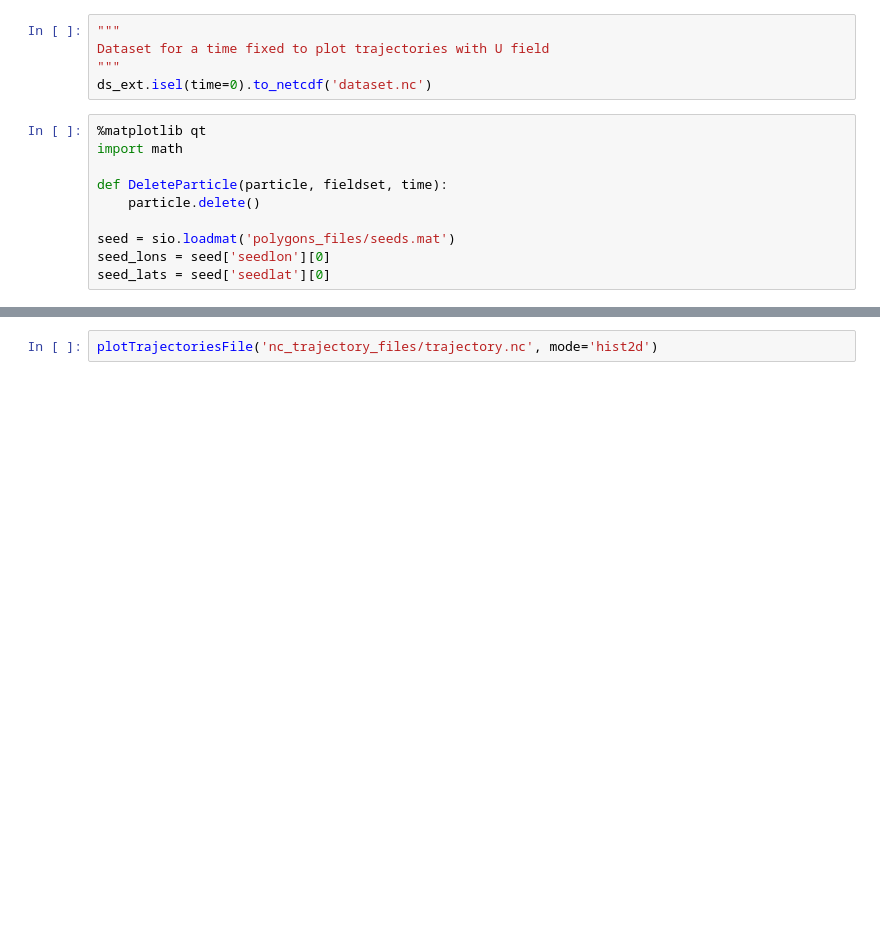
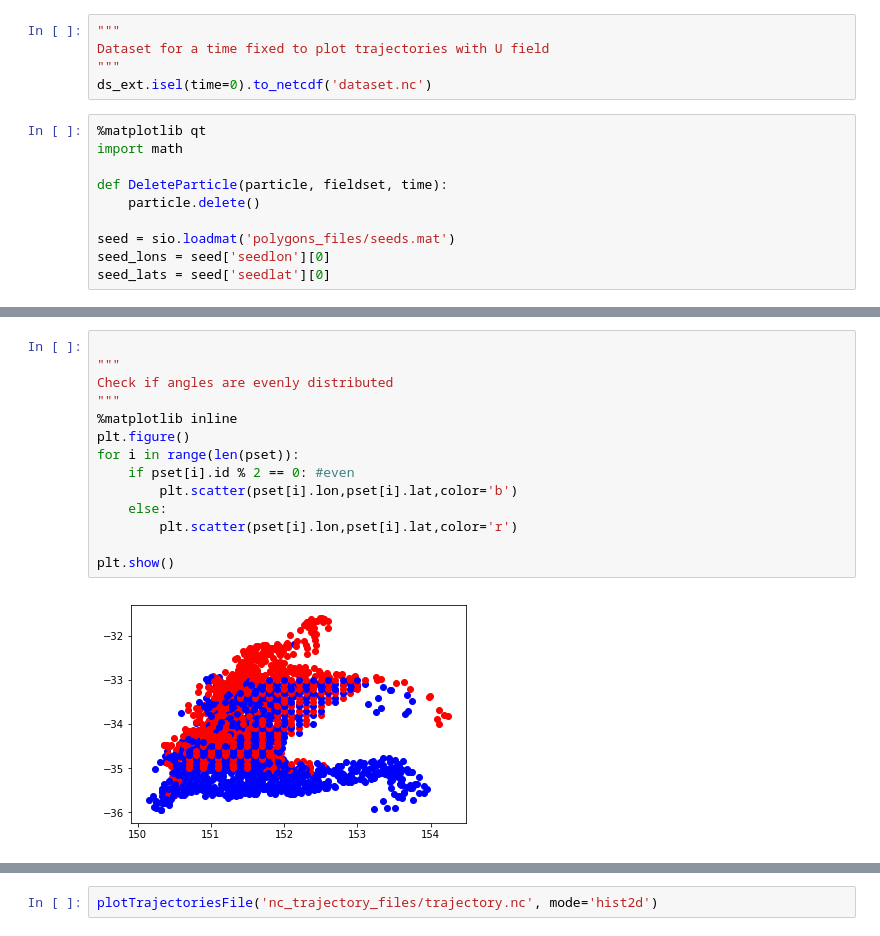
Before and after one commit to natachabourg/Bluebottles, a Jupyter notebook: imos_current_data/analysis_imos_current_data/Advection.ipynb, the cells around one changed output, grey strips where cells are left out. Drawn from its saved outputs; the diff is of its cells as text; blank space fills up the shorter version.

```diff
--- a/imos_current_data/analysis_imos_current_data/Advection.ipynb
+++ b/imos_current_data/analysis_imos_current_data/Advection.ipynb
@@ -330,0 +345,16 @@ seed_lats = seed['seedlat'][0]
+# %%
+
+"""
+Check if angles are evenly distributed
+"""
+%matplotlib inline
+plt.figure()
+for i in range(len(pset)):
+    if pset[i].id % 2 == 0: #even
+        plt.scatter(pset[i].lon,pset[i].lat,color='b')
+    else:
+        plt.scatter(pset[i].lon,pset[i].lat,color='r')
+
+plt.show()
+# %% [output]
+[figure, added]
```
Also changed, not shown: parts of 45 cells of this notebook, 9 other files.
